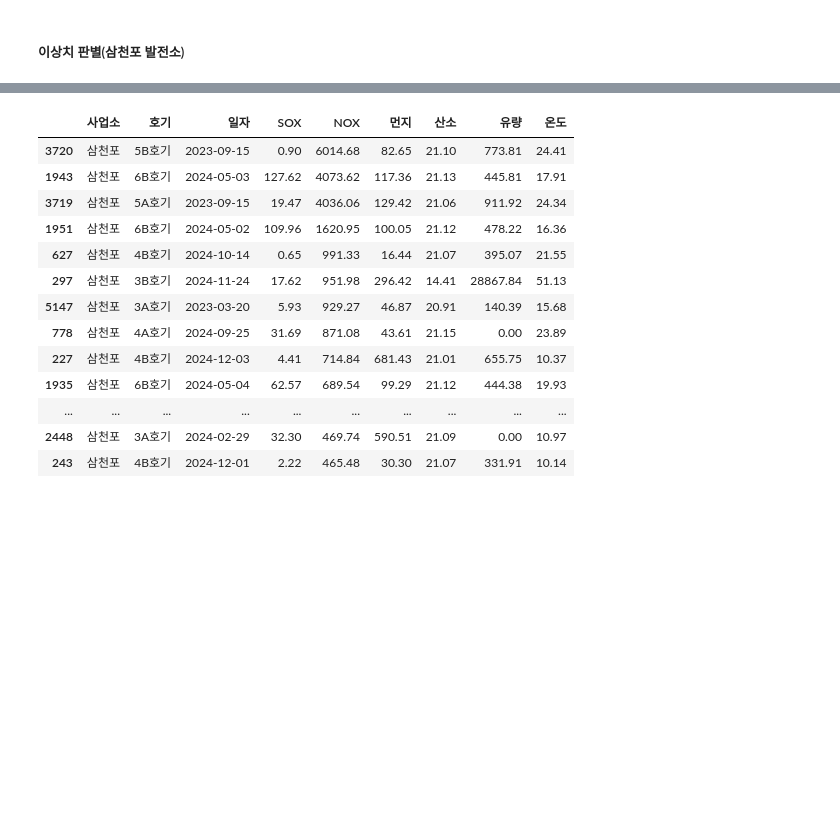
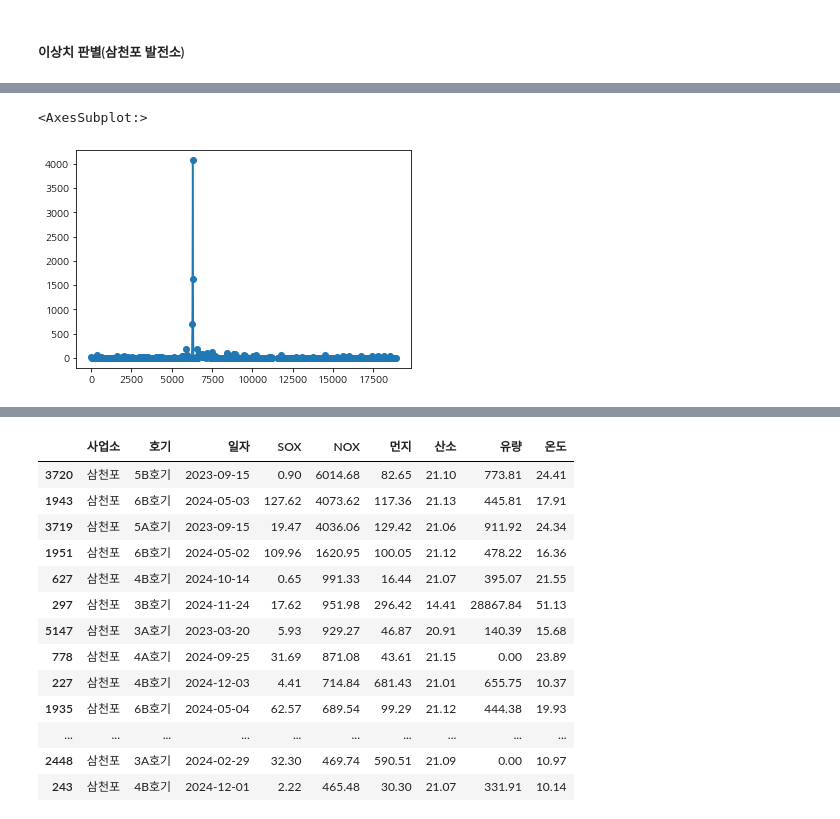
Before and after one commit to industrial-nox-ai/ji, a Jupyter notebook: nox_EDA.ipynb, the cells around one changed output, grey strips where cells are left out. Cells and saved outputs as stored; diff of their text form; code cells hidden in the pictures; blank space fills up the shorter version.

```diff
--- a/nox_EDA.ipynb
+++ b/nox_EDA.ipynb
@@ -276,3 +276,16 @@ plt.show()
 [figure]
 # %% [markdown]
 ##### 이상치 판별(삼천포 발전소)
+# %%
+scp_nox = nox_day.copy()
+scp_nox = scp_nox.reset_index(drop=True)
+
+Q1 = scp_nox['NOX'].quantile(0.25)
+Q3 = scp_nox['NOX'].quantile(0.75)
+IQR = Q3 - Q1
+
+# 이상치 기준 (Q3 + 1.5*IQR)
+outlier_threshold = Q3 + 1.5 * IQR
+outliers = scp_nox[scp_nox['NOX'] > outlier_threshold]
+
+outliers.sort_values('NOX', ascending=False)[:20]
@@ -278,0 +310,5 @@ plt.show()
+# %%
+scp_nox[scp_nox['호기'] == '6B호기']['NOX'].plot(marker='o')
+# %% [output]
+<AxesSubplot:>
+[figure, added]
```
Also changed, not shown: parts of 3 cells of this notebook, 6 other files.
